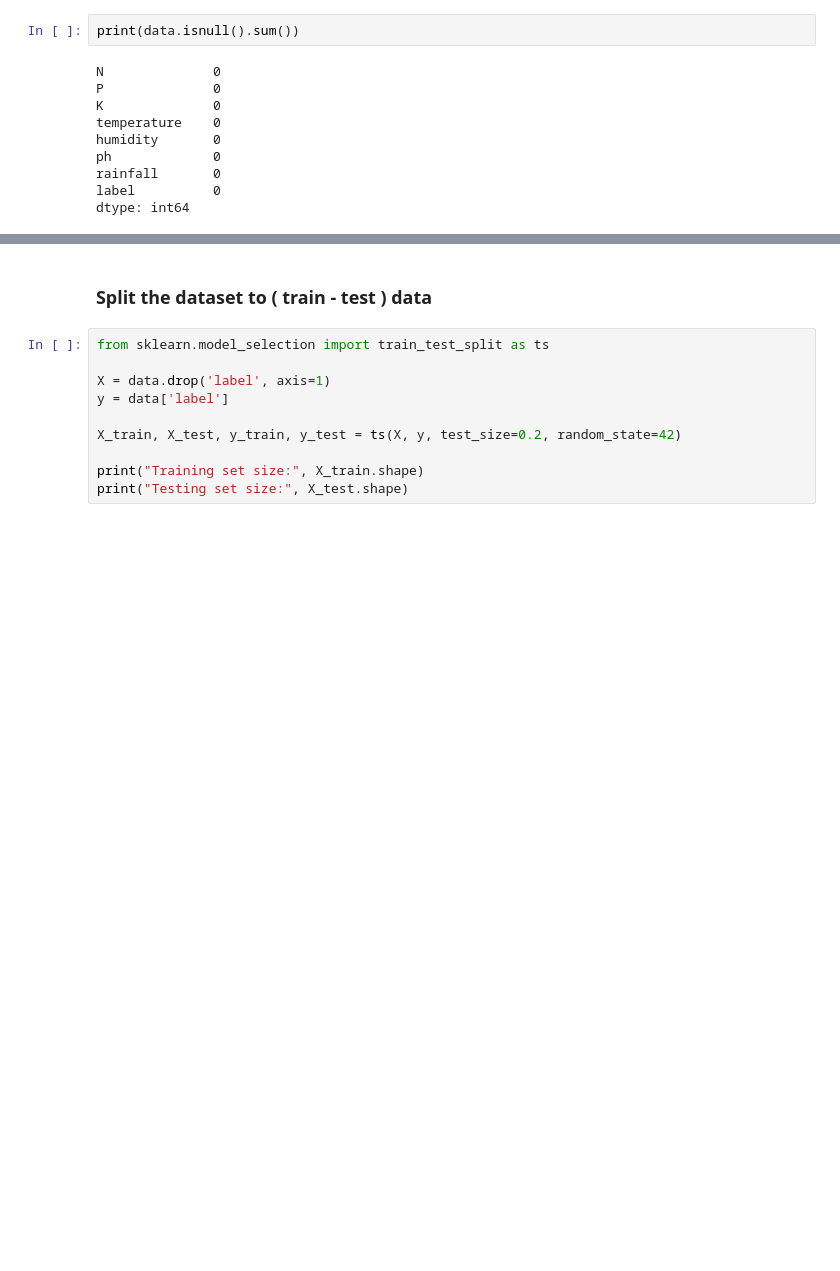
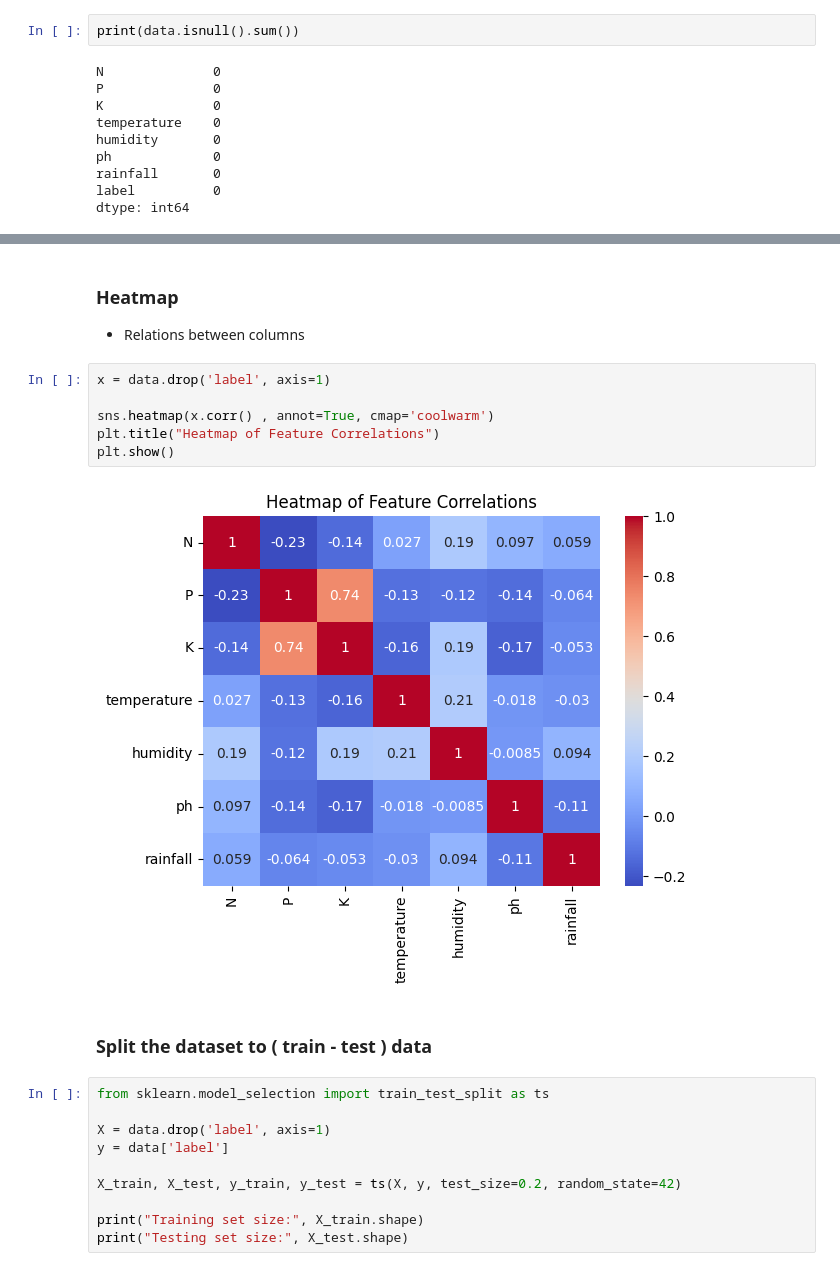
Before and after one commit to yousefelsharkawy26/AICRS, a Jupyter notebook: model.ipynb, the cells around one changed output, grey strips where cells are left out. Cells and saved outputs as stored; diff of their text form; blank space fills up the shorter version.

```diff
--- a/model.ipynb
+++ b/model.ipynb
@@ -91,3 +110,15 @@ dtype: int64
+# %% [markdown]
+### Heatmap
+
+* Relations between columns
+# %%
+x = data.drop('label', axis=1)
+
+sns.heatmap(x.corr() , annot=True, cmap='coolwarm')
+plt.title("Heatmap of Feature Correlations")
+plt.show()
+# %% [output]
+[figure, added]
 # %% [markdown]
 ### Split the dataset to ( train - test ) data
 # %%
```
Also changed, not shown: parts of 7 cells of this notebook, 1 other file.
